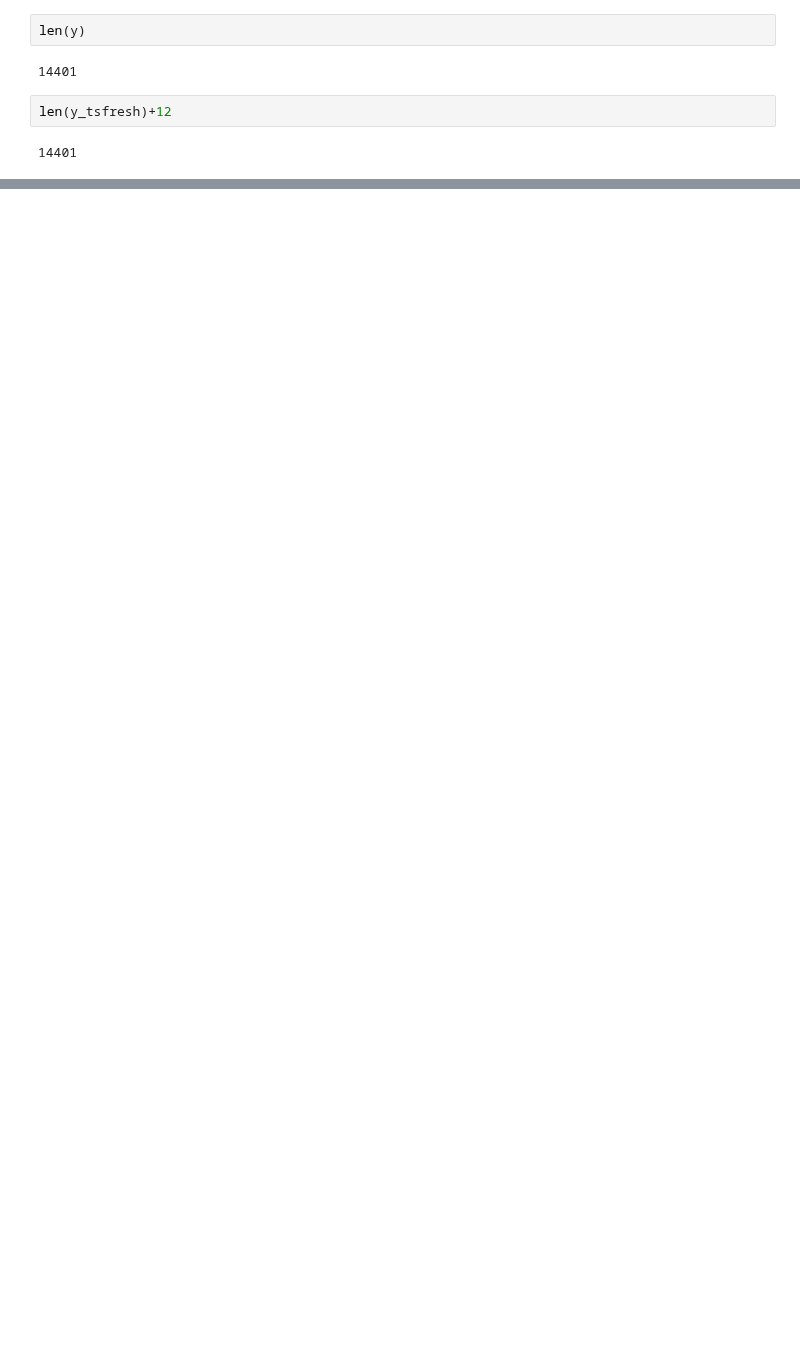
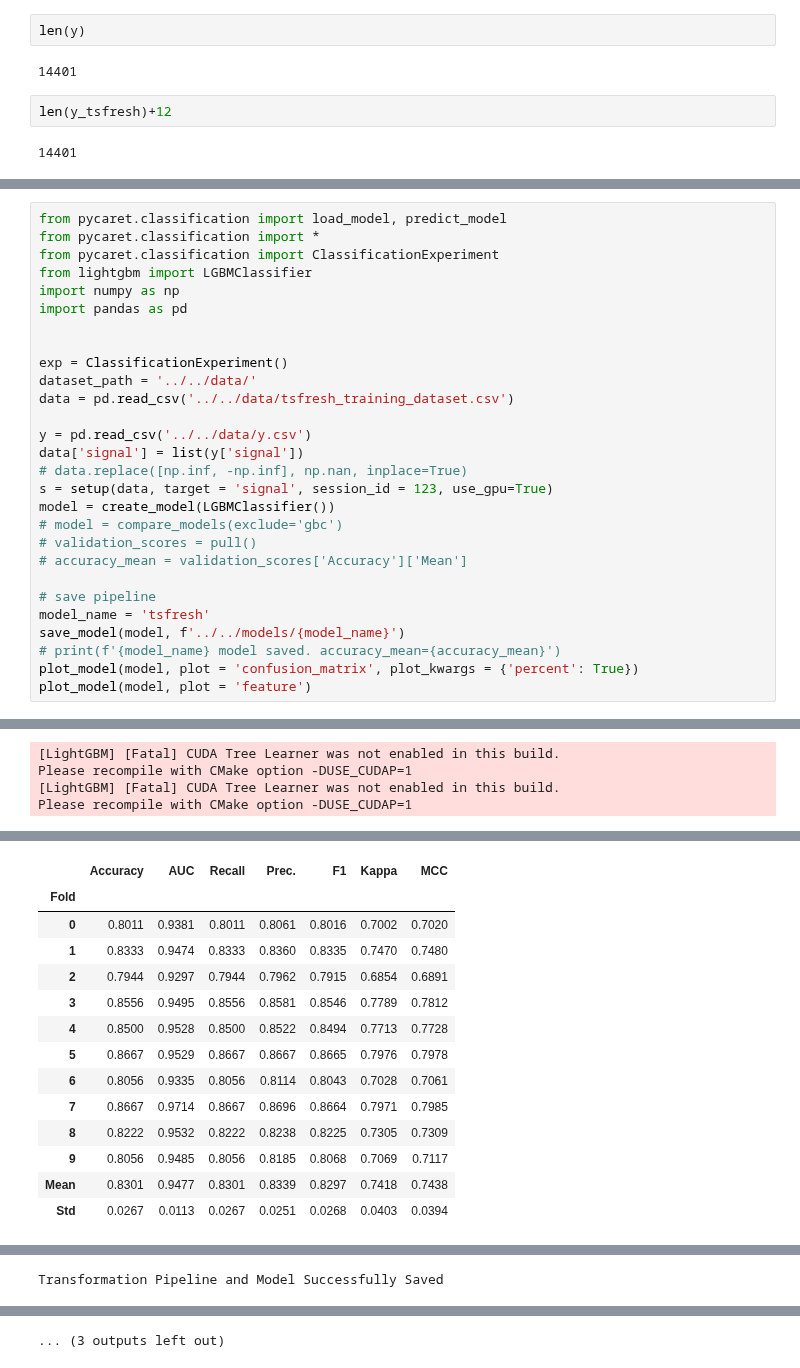
Before and after one commit to henokali1/trdr, a Jupyter notebook: ml/pg.ipynb, the cells around one changed output, grey strips where cells are left out. Saved outputs shown, nothing was run; the diff lists cells and outputs as text; blank space fills up the shorter version.

```diff
--- a/ml/pg.ipynb
+++ b/ml/pg.ipynb
@@ -326,0 +347,29 @@ y
+# %%
+from pycaret.classification import load_model, predict_model
+from pycaret.classification import *
+from pycaret.classification import ClassificationExperiment
+from lightgbm import LGBMClassifier
+import numpy as np
+import pandas as pd
+
+
+exp = ClassificationExperiment()
+dataset_path = '../../data/'
+data = pd.read_csv('../../data/tsfresh_training_dataset.csv')
+
+y = pd.read_csv('../../data/y.csv')
+data['signal'] = list(y['signal'])
+# data.replace([np.inf, -np.inf], np.nan, inplace=True)
+s = setup(data, target = 'signal', session_id = 123, use_gpu=True)
+model = create_model(LGBMClassifier())
+# model = compare_models(exclude='gbc')
+# validation_scores = pull()
+# accuracy_mean = validation_scores['Accuracy']['Mean']
+
+# save pipeline
+model_name = 'tsfresh'
+save_model(model, f'../../models/{model_name}')
+# print(f'{model_name} model saved. accuracy_mean={accuracy_mean}')
+plot_model(model, plot = 'confusion_matrix', plot_kwargs = {'percent': True})
+plot_model(model, plot = 'feature')
+# %% [output]
@@ -326,0 +454,4 @@ y
+[LightGBM] [Fatal] CUDA Tree Learner was not enabled in this build.
+Please recompile with CMake option -DUSE_CUDAP=1
+[LightGBM] [Fatal] CUDA Tree Learner was not enabled in this build.
+Please recompile with CMake option -DUSE_CUDAP=1
@@ -326,0 +459,14 @@ y
+|  | Accuracy | AUC | Recall | Prec. | F1 | Kappa | MCC |
+| Fold |  |  |  |  |  |  |  |
+| 0 | 0.8011 | 0.9381 | 0.8011 | 0.8061 | 0.8016 | 0.7002 | 0.7020 |
+| 1 | 0.8333 | 0.9474 | 0.8333 | 0.8360 | 0.8335 | 0.7470 | 0.7480 |
+| 2 | 0.7944 | 0.9297 | 0.7944 | 0.7962 | 0.7915 | 0.6854 | 0.6891 |
+| 3 | 0.8556 | 0.9495 | 0.8556 | 0.8581 | 0.8546 | 0.7789 | 0.7812 |
+| 4 | 0.8500 | 0.9528 | 0.8500 | 0.8522 | 0.8494 | 0.7713 | 0.7728 |
+| 5 | 0.8667 | 0.9529 | 0.8667 | 0.8667 | 0.8665 | 0.7976 | 0.7978 |
+| 6 | 0.8056 | 0.9335 | 0.8056 | 0.8114 | 0.8043 | 0.7028 | 0.7061 |
+| 7 | 0.8667 | 0.9714 | 0.8667 | 0.8696 | 0.8664 | 0.7971 | 0.7985 |
+| 8 | 0.8222 | 0.9532 | 0.8222 | 0.8238 | 0.8225 | 0.7305 | 0.7309 |
+| 9 | 0.8056 | 0.9485 | 0.8056 | 0.8185 | 0.8068 | 0.7069 | 0.7117 |
+| Mean | 0.8301 | 0.9477 | 0.8301 | 0.8339 | 0.8297 | 0.7418 | 0.7438 |
+| Std | 0.0267 | 0.0113 | 0.0267 | 0.0251 | 0.0268 | 0.0403 | 0.0394 |
@@ -326,0 +474 @@ y
+Transformation Pipeline and Model Successfully Saved
@@ -326,0 +476 @@ y
+... (3 outputs left out)
```
Also changed, not shown: parts of 14 cells of this notebook.
